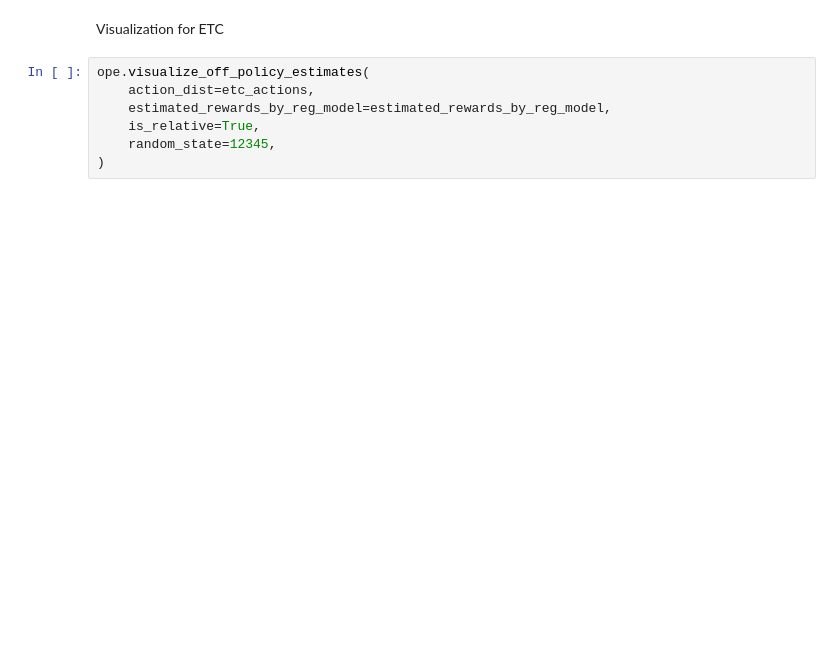
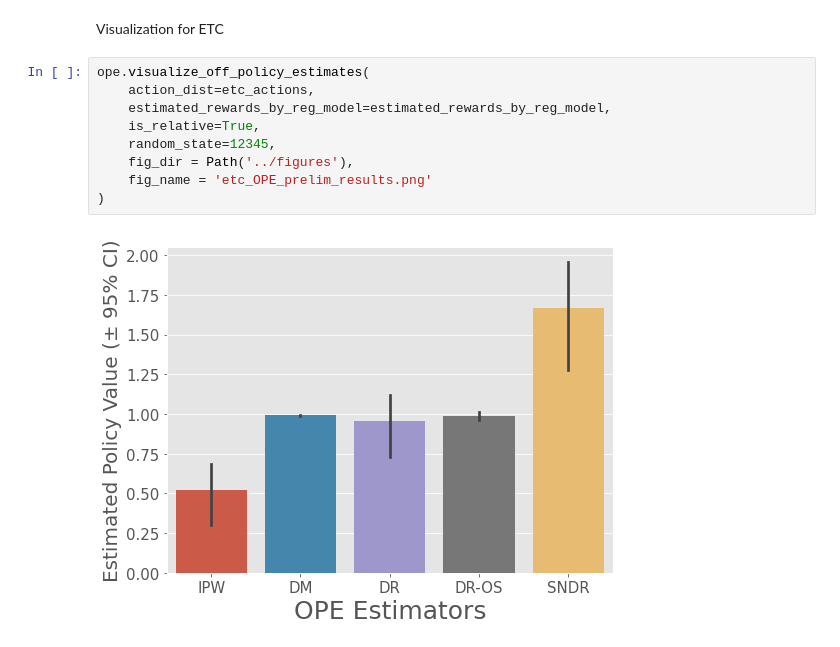
Before and after one commit to daturkel/sd_bandits, a Jupyter notebook: notebooks/Policy Examples.ipynb, the cells around one changed output. Cells and saved outputs as stored; diff of their text form; blank space fills up the shorter version.

```diff
--- a/notebooks/Policy Examples.ipynb
+++ b/notebooks/Policy Examples.ipynb
@@ -219,7 +223,11 @@ Visualization for ETC
 # %%
 ope.visualize_off_policy_estimates(
     action_dist=etc_actions,
     estimated_rewards_by_reg_model=estimated_rewards_by_reg_model,
     is_relative=True,
     random_state=12345,
+    fig_dir = Path('../figures'),
+    fig_name = 'etc_OPE_prelim_results.png'
 )
+# %% [output]
+[figure, added]
```
Also changed, not shown: parts of 1 cell of this notebook, 2 other files.
